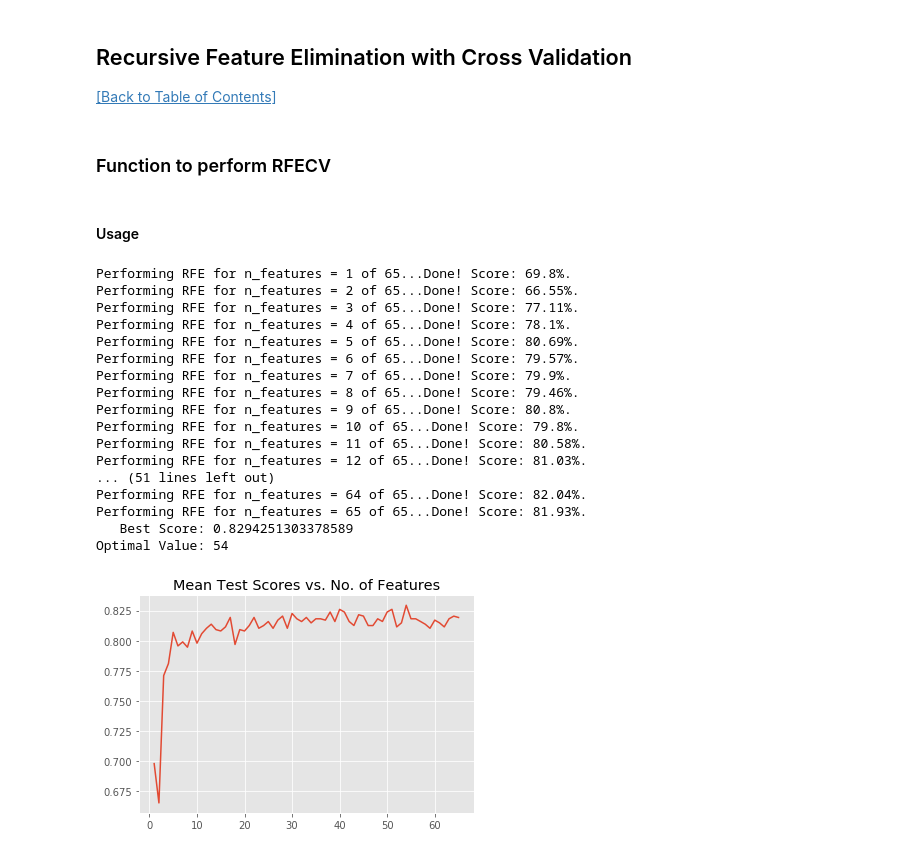
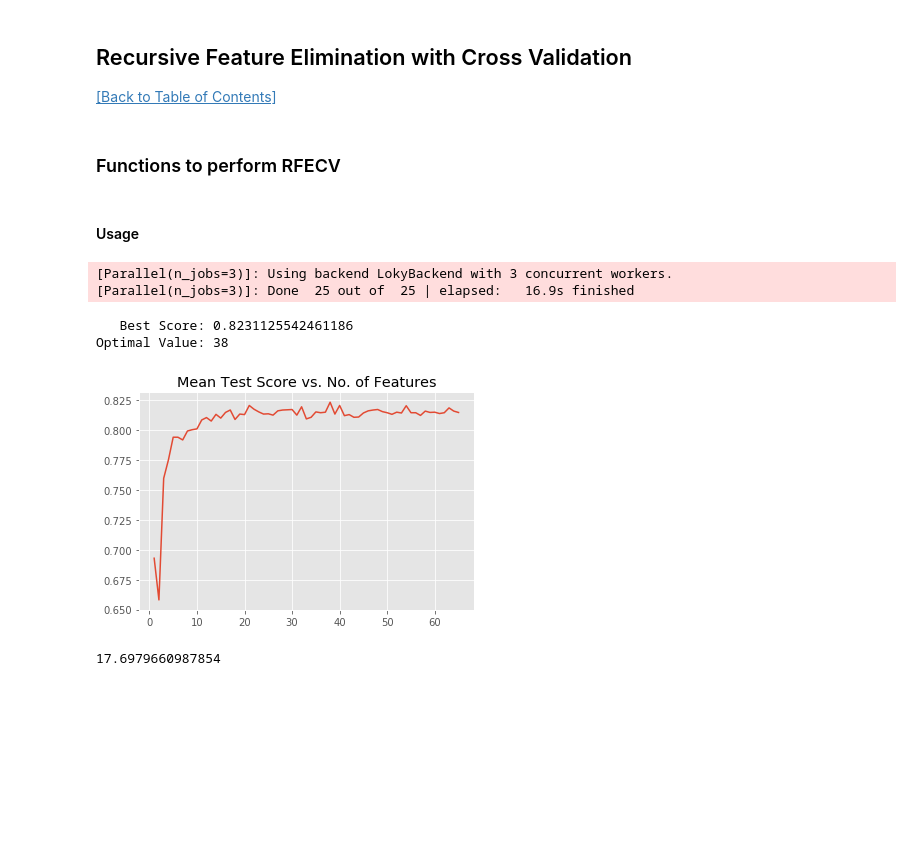
Before and after one commit to chrischow/kaggle_titanic, a Jupyter notebook: Notebooks/6. Kaggle Titanic Modules.ipynb, the cells around one changed output. Saved outputs shown, nothing was run; the diff lists cells and outputs as text; code cells hidden in the pictures; blank space fills up the shorter version.

```diff
--- a/Notebooks/6. Kaggle Titanic Modules.ipynb
+++ b/Notebooks/6. Kaggle Titanic Modules.ipynb
@@ -510,10 +603,11 @@ a.head()
 This function takes a dataframe (with features and target), the fold indices in dictionary form (from `get_folds`), and a list of set indices, which is 1 to 25 inclusive by default. This allows us to vectorize all datasets (training and testing features and targets), which can then be fed into a function to perform fitting and prediction on the datasets extremely quickly.
 # %%
 # Get list of sets
-def prep_sets(df, folds, n_jobs = 3, sets = list(np.arange(1,26,1))):
+def prep_sets(df, folds, n_jobs = 3, sets = list(np.arange(1,26,1)), feats = False):
 
     # Get all sets
-    output = Parallel(n_jobs=n_jobs, verbose = False)(delayed(split_train_test)(df=df, folds=folds, setno=s) for s in sets)
+    output = Parallel(n_jobs=n_jobs, verbose = False)(delayed(split_train_test)(df=df, folds=folds, setno=s,
+                                                                               feats = feats) for s in sets)
 
     # Output
     return output
@@ -687,6 +781,35 @@ Optimal Value: 2000
 ## Recursive Feature Elimination with Cross Validation
 [[Back to Table of Contents]](#toc)
 # %% [markdown]
-### Function to perform RFECV
+### Functions to perform RFECV
+# %%
+def rfe_single(estimator, dat, n_jobs = 3, xg = False, verbose = False):
+
+    # Set up RFE
+    rfe = RFE(
+        estimator = estimator,
+        n_features_to_select = 1,
+        step = 1,
+        verbose = verbose
+    )
+
+    # Extract data
+    X_train = dat[0]
+    y_train = dat[1]
+    X_test = dat[2]
+    y_test = dat[3]
+
+    # Set up scorer
+    if xg:
+        temp_scorer = lambda est, features: accuracy_score(y_true=y_test, y_pred=est.predict(X_test.values[:, features]))
+
+    else:
+        temp_scorer = lambda est, features: accuracy_score(y_true=y_test, y_pred=est.predict(X_test.iloc[:, features]))
+
+    # Fit RFE
+    rfe._fit(X_train, y_train, temp_scorer)
+
+    # Return scores
+    return rfe.scores_
 # %%
 # Function to perform RFECV
@@ -764,33 +871,21 @@ def custom_rfecv(estimator, nfeats, sub_sets, df, step = 1, n_jobs = 3, verbose
 # %%
 # Execute
 t2 = time.time()
 rfe_res, best_n_features, select_feats = custom_rfecv(
     estimator = rf1,
-    nfeats = 65,
-    sub_sets = all_sets[:5],
+    sub_sets = all_sets,
     df = df_encoded,
     step = 1,
     n_jobs = 3,
     verbose = True
 )
 
 rfe_time = time.time() - t2
+print(rfe_time)
 # %% [output]
-Performing RFE for n_features = 1 of 65...Done! Score: 69.8%.
-Performing RFE for n_features = 2 of 65...Done! Score: 66.55%.
-Performing RFE for n_features = 3 of 65...Done! Score: 77.11%.
-Performing RFE for n_features = 4 of 65...Done! Score: 78.1%.
-Performing RFE for n_features = 5 of 65...Done! Score: 80.69%.
-Performing RFE for n_features = 6 of 65...Done! Score: 79.57%.
-Performing RFE for n_features = 7 of 65...Done! Score: 79.9%.
-Performing RFE for n_features = 8 of 65...Done! Score: 79.46%.
-Performing RFE for n_features = 9 of 65...Done! Score: 80.8%.
-Performing RFE for n_features = 10 of 65...Done! Score: 79.8%.
-Performing RFE for n_features = 11 of 65...Done! Score: 80.58%.
-Performing RFE for n_features = 12 of 65...Done! Score: 81.03%.
-... (51 lines left out)
-Performing RFE for n_features = 64 of 65...Done! Score: 82.04%.
-Performing RFE for n_features = 65 of 65...Done! Score: 81.93%.
-   Best Score: 0.8294251303378589
-Optimal Value: 54
+[Parallel(n_jobs=3)]: Using backend LokyBackend with 3 concurrent workers.
+[Parallel(n_jobs=3)]: Done  25 out of  25 | elapsed:   16.9s finished
+   Best Score: 0.8231125542461186
+Optimal Value: 38
-[figure, old version]
+[figure, new version]
+17.6979660987854
```
Also changed, not shown: parts of 13 cells of this notebook, 9 other files.
